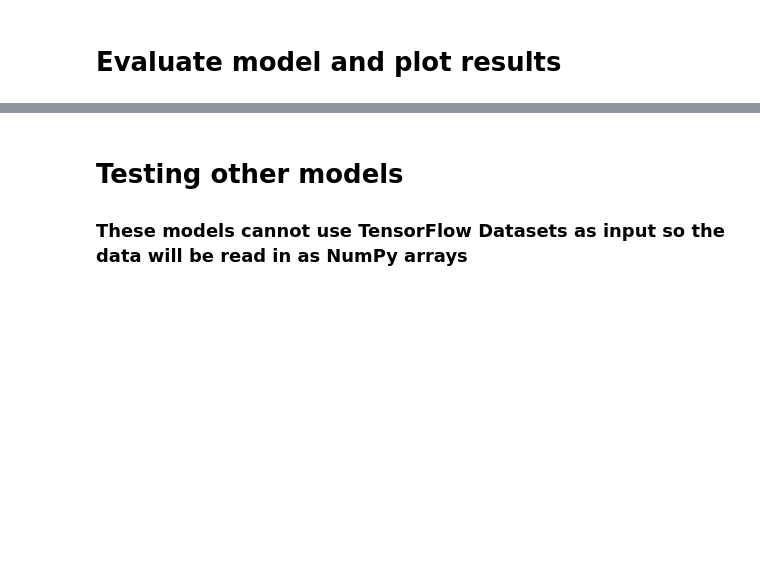
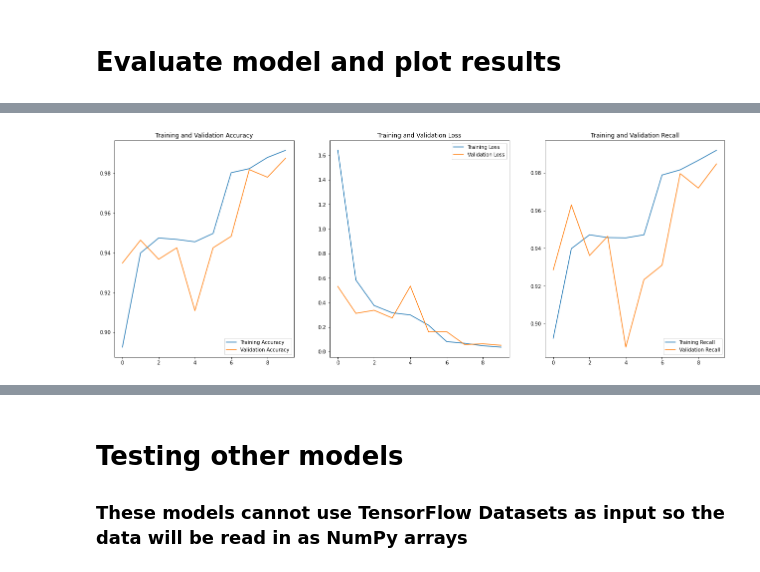
Before and after one commit to LindstromKyle/DSC-Flatiron-Project-4, a Jupyter notebook: code/Draft_final.ipynb, the cells around one changed output, grey strips where cells are left out. Drawn from its saved outputs; the diff is of its cells as text; code cells hidden in the pictures; blank space fills up the shorter version.

```diff
--- a/code/Draft_final.ipynb
+++ b/code/Draft_final.ipynb
@@ -91,5 +100,5 @@ model = keras.Model(inputs = base_model.input, outputs = output)
 # %%
 optimizer = keras.optimizers.SGD(lr = 0.2, momentum = 0.9, decay = 0.01)
-model.compile(loss = 'binary_crossentropy', optimizer = optimizer,  metrics = ['accuracy', tf.keras.metrics.Recall()])
+frozen_model.compile(loss = 'binary_crossentropy', optimizer = optimizer,  metrics = ['accuracy', tf.keras.metrics.Recall()])
 # %%
-results = model.fit(augmented_training_data, epochs = 5, validation_data = augmented_validation_data, class_weight = {0:2.88, 1:1})
+results = frozen_model.fit(augmented_training_data, epochs = 5, validation_data = validation_data, class_weight = {0:2.88, 1:1})
@@ -100,6 +120,6 @@ for layer in base_model.layers:
     layer.trainable = True
 # %%
 optimizer = keras.optimizers.SGD(lr = 0.01, momentum = 0.9, decay = 0.001)
-model.compile(loss = 'binary_crossentropy', optimizer = optimizer,  metrics = ['accuracy', tf.keras.metrics.Recall()])
+frozen_model.compile(loss = 'binary_crossentropy', optimizer = optimizer,  metrics = ['accuracy', tf.keras.metrics.Recall()])
 # %%
-results = model.fit(augmented_training_data, epochs = 5, validation_data = augmented_validation_data, class_weight = {0:2.88, 1:1})
+results_2 = frozen_model.fit(augmented_training_data, epochs = 5, validation_data = validation_data, class_weight = {0:2.88, 1:1})
@@ -110,23 +144,34 @@ model.evaluate(test_data)
 # %%
-acc = results.history['accuracy']
-val_acc = results.history['val_accuracy']
+acc = results.history['accuracy'] + results_2.history['accuracy']
+val_acc = results.history['val_accuracy'] + results_2.history['val_accuracy']
 
-loss = results.history['loss']
-val_loss = results.history['val_loss']
+loss = results.history['loss'] + results_2.history['loss']
+val_loss = results.history['val_loss'] + results_2.history['val_loss']
 
-epochs_range = range(1)
+recall = results.history['recall_1'] + results_2.history['recall_3']
+val_recall = results.history['val_recall_1'] + results_2.history['val_recall_3']
 
-plt.figure(figsize=(15, 8))
-plt.subplot(1, 2, 1)
+epochs_range = range(len(results.history['accuracy'] + results_2.history['accuracy']))
+
+plt.figure(figsize=(22, 8))
+plt.subplot(1, 3, 1)
 plt.plot(epochs_range, acc, label='Training Accuracy')
 plt.plot(epochs_range, val_acc, label='Validation Accuracy')
 plt.legend(loc='lower right')
 plt.title('Training and Validation Accuracy')
 
-plt.subplot(1, 2, 2)
+plt.subplot(1, 3, 2)
 plt.plot(epochs_range, loss, label='Training Loss')
 plt.plot(epochs_range, val_loss, label='Validation Loss')
 plt.legend(loc='upper right')
 plt.title('Training and Validation Loss')
+
+plt.subplot(1, 3, 3)
+plt.plot(epochs_range, recall, label='Training Recall')
+plt.plot(epochs_range, val_recall, label='Validation Recall')
+plt.legend(loc='lower right')
+plt.title('Training and Validation Recall')
 plt.show()
+# %% [output]
+[figure, added]
 # %%
```
Also changed, not shown: parts of 25 cells of this notebook, 1 other file.
